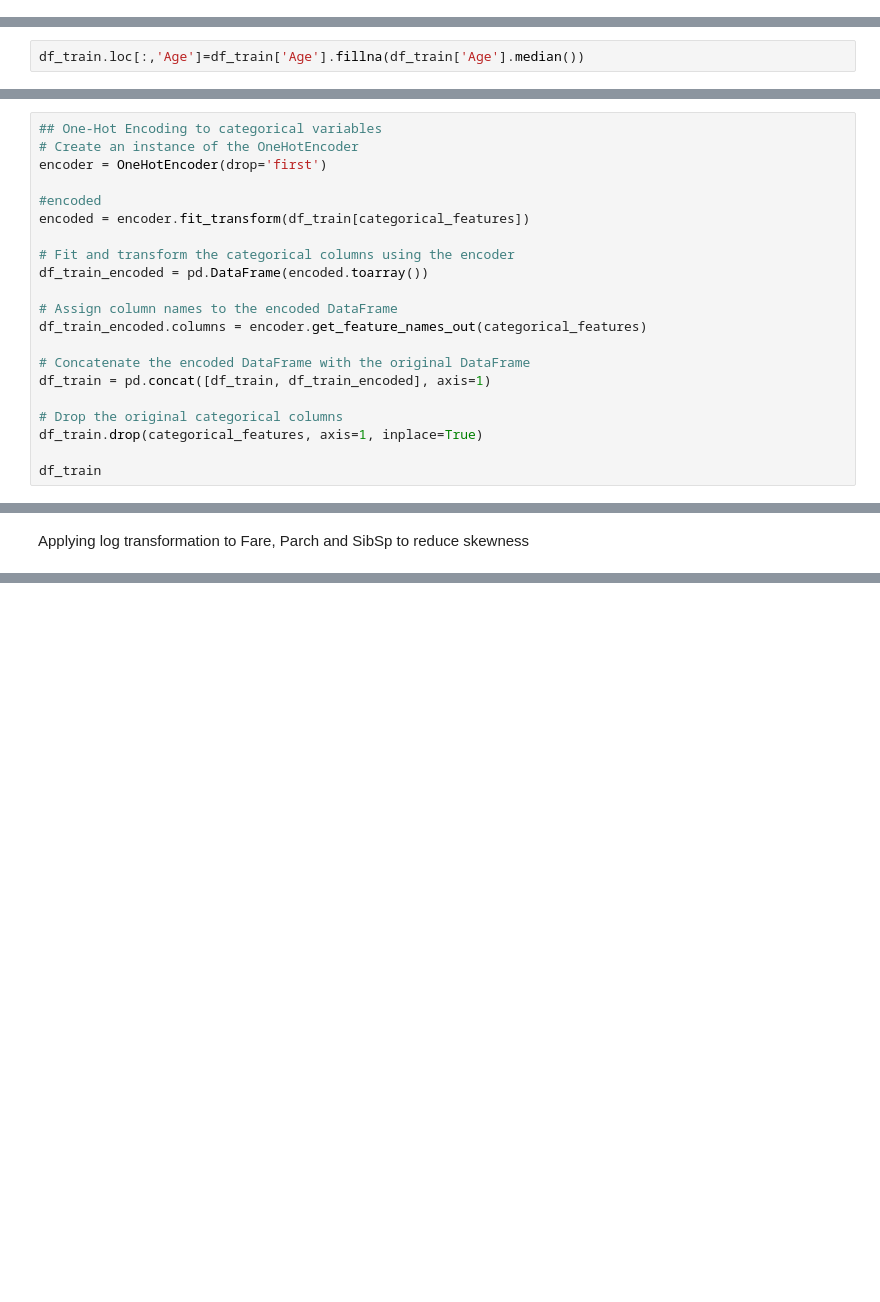
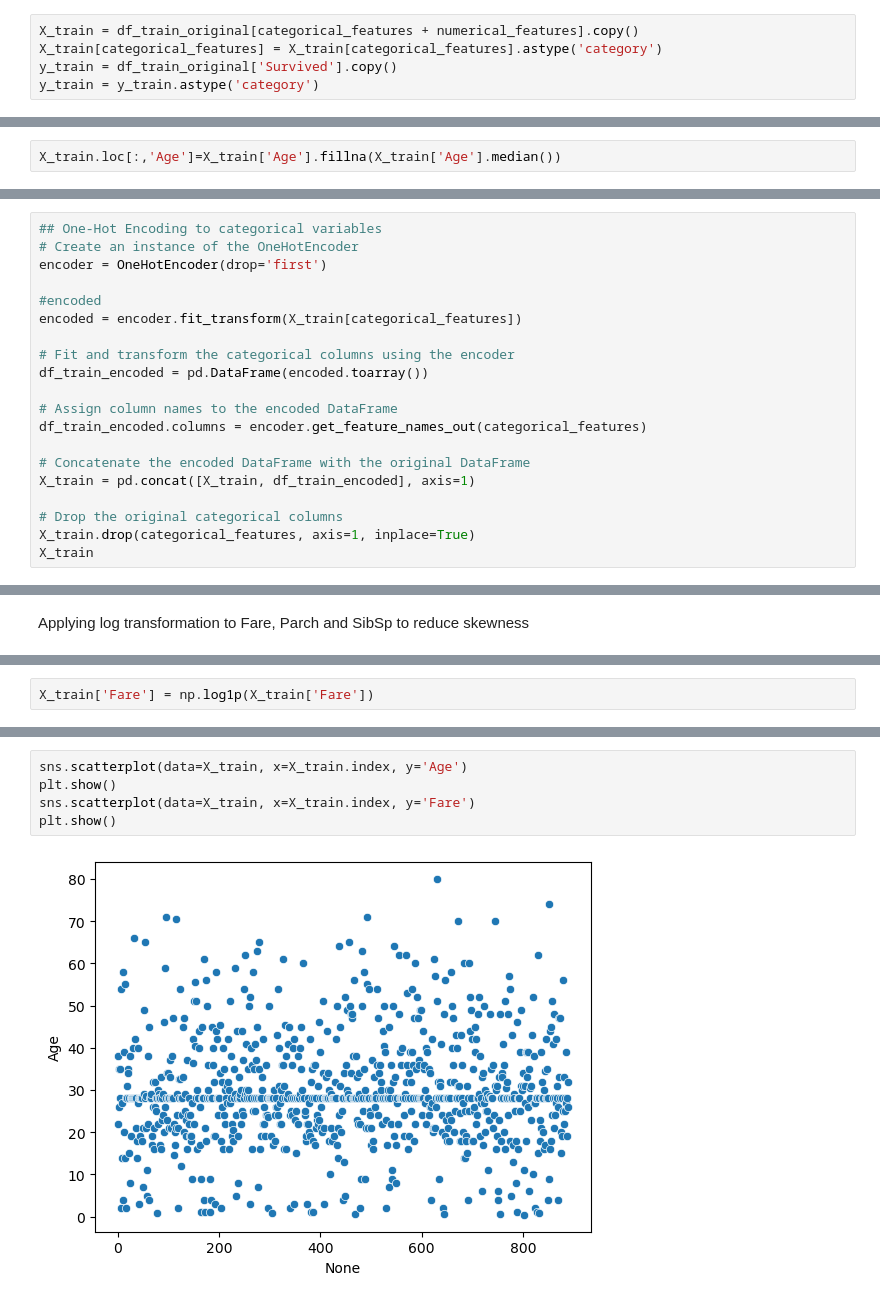
Before and after one commit to henriquemenegaz/titanic, a Jupyter notebook: submission1.ipynb, the cells around one changed output, grey strips where cells are left out. Saved outputs shown, nothing was run; the diff lists cells and outputs as text; blank space fills up the shorter version.

```diff
--- a/submission1.ipynb
+++ b/submission1.ipynb
@@ -59,3 +57,8 @@ df_train = df_train_original[categorical_features + numerical_features].copy()
+# %%
+X_train = df_train_original[categorical_features + numerical_features].copy()
+X_train[categorical_features] = X_train[categorical_features].astype('category')
+y_train = df_train_original['Survived'].copy()
+y_train = y_train.astype('category')
 # %% [markdown]
 ### Filling Missing values
 # %%
@@ -70,5 +73,5 @@ Age       177
 Fare        0
 dtype: int64
 # %%
-df_train.loc[:,'Age']=df_train['Age'].fillna(df_train['Age'].median())
+X_train.loc[:,'Age']=X_train['Age'].fillna(X_train['Age'].median())
 # %%
@@ -114,7 +117,7 @@ df_train.head()
 encoder = OneHotEncoder(drop='first')
 
 #encoded
-encoded = encoder.fit_transform(df_train[categorical_features])
+encoded = encoder.fit_transform(X_train[categorical_features])
 
 # Fit and transform the categorical columns using the encoder
 df_train_encoded = pd.DataFrame(encoded.toarray())
@@ -123,12 +126,11 @@ df_train_encoded = pd.DataFrame(encoded.toarray())
 df_train_encoded.columns = encoder.get_feature_names_out(categorical_features)
 
 # Concatenate the encoded DataFrame with the original DataFrame
-df_train = pd.concat([df_train, df_train_encoded], axis=1)
+X_train = pd.concat([X_train, df_train_encoded], axis=1)
 
 # Drop the original categorical columns
-df_train.drop(categorical_features, axis=1, inplace=True)
-
-df_train
+X_train.drop(categorical_features, axis=1, inplace=True)
+X_train
 # %% [output]
 |  | Age | Fare | Sex_male | Pclass_2 | Pclass_3 | SibSp_1 | SibSp_2 | SibSp_3 | SibSp_4 | SibSp_5 | SibSp_8 | ... |
 | 0 | 22.0 | 7.2500 | 1.0 | 0.0 | 1.0 | 1.0 | 0.0 | 0.0 | 0.0 | 0.0 | 0.0 | ... |
@@ -159,2 +160,4 @@ df_train['Fare'] = np.log1p(df_train['Fare'])
+# %%
+X_train['Fare'] = np.log1p(X_train['Fare'])
 # %%
 # Check their formats
@@ -178,0 +196,7 @@ plt.show()
+# %%
+sns.scatterplot(data=X_train, x=X_train.index, y='Age')
+plt.show()
+sns.scatterplot(data=X_train, x=X_train.index, y='Fare')
+plt.show()
+# %% [output]
+[figure, added]
```
Also changed, not shown: parts of 19 cells of this notebook.
